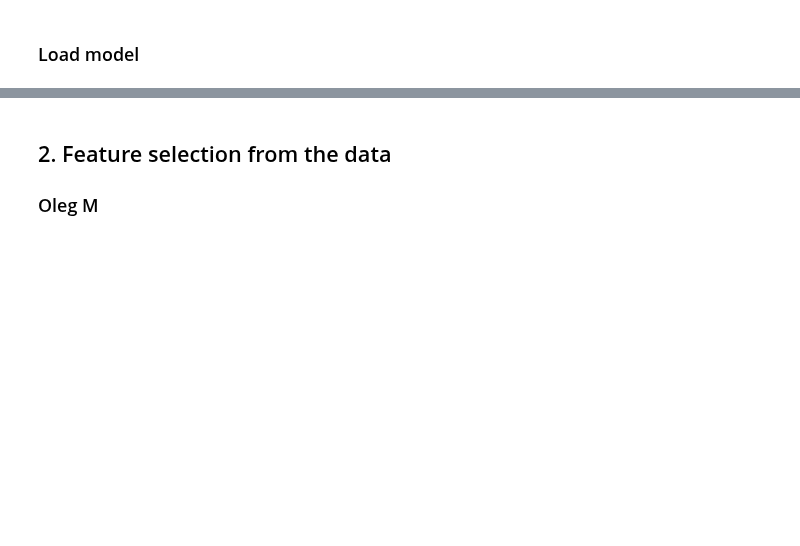
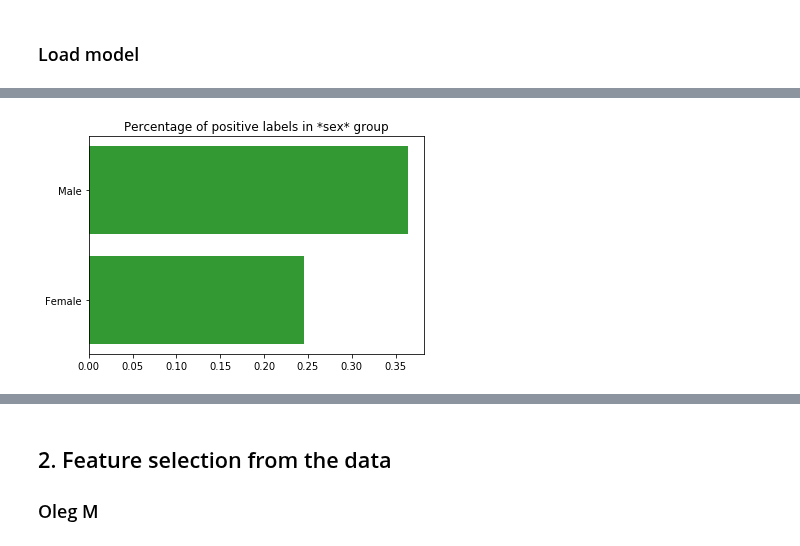
Before and after one commit to SanGreel/noble-model-audit, a Jupyter notebook: 3_recidivism_prediction_model_audit.ipynb, the cells around one changed output, grey strips where cells are left out. Saved outputs shown, nothing was run; the diff lists cells and outputs as text; code cells hidden in the pictures; blank space fills up the shorter version.

```diff
--- a/3_recidivism_prediction_model_audit.ipynb
+++ b/3_recidivism_prediction_model_audit.ipynb
@@ -157,0 +138,4 @@ train_df_processed.head()
+# %%
+bias_df = train_df[['prediction', 'is_recid', 'race', 'sex', 'age_cat']]
+bias_df = bias_df.rename(columns={'is_recid':'label_value', 'prediction':'score'})
+bias_df.head()
@@ -157,0 +149,4 @@ train_df_processed.head()
+# %%
+import bias_detection.bias_detection as bd
+
+bias = bd.BiasDetection(bias_df)
@@ -157,0 +157,7 @@ train_df_processed.head()
+# %%
+import pprint
+
+dataset_bias_info = bias.check_dataset_bias()
+
+pp = pprint.PrettyPrinter()
+pp.pprint(dataset_bias_info)
@@ -157,0 +180,4 @@ train_df_processed.head()
+# %%
+bias.plot_dataset_bias(dataset_bias_info, 'sex')
+# %% [output]
+[figure, added]
```
Also changed, not shown: parts of 23 cells of this notebook.
